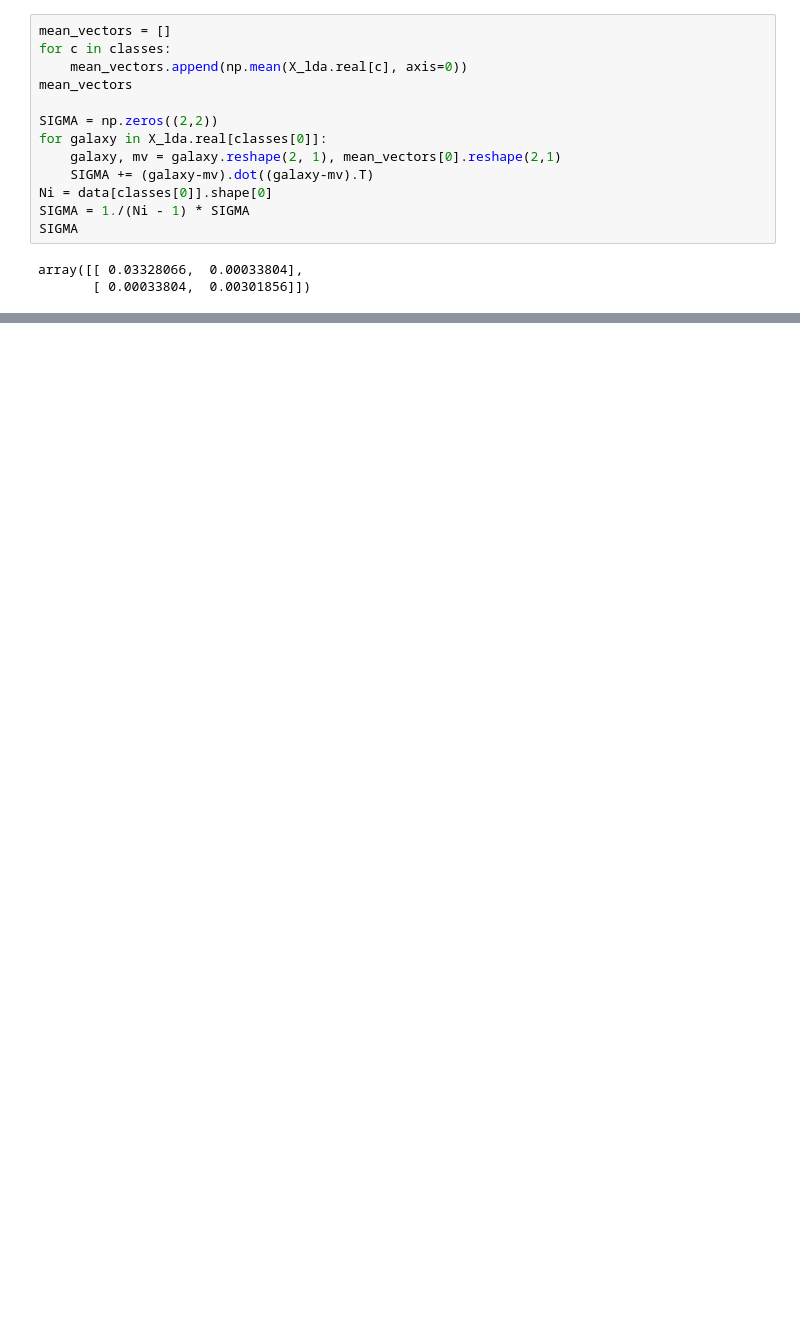
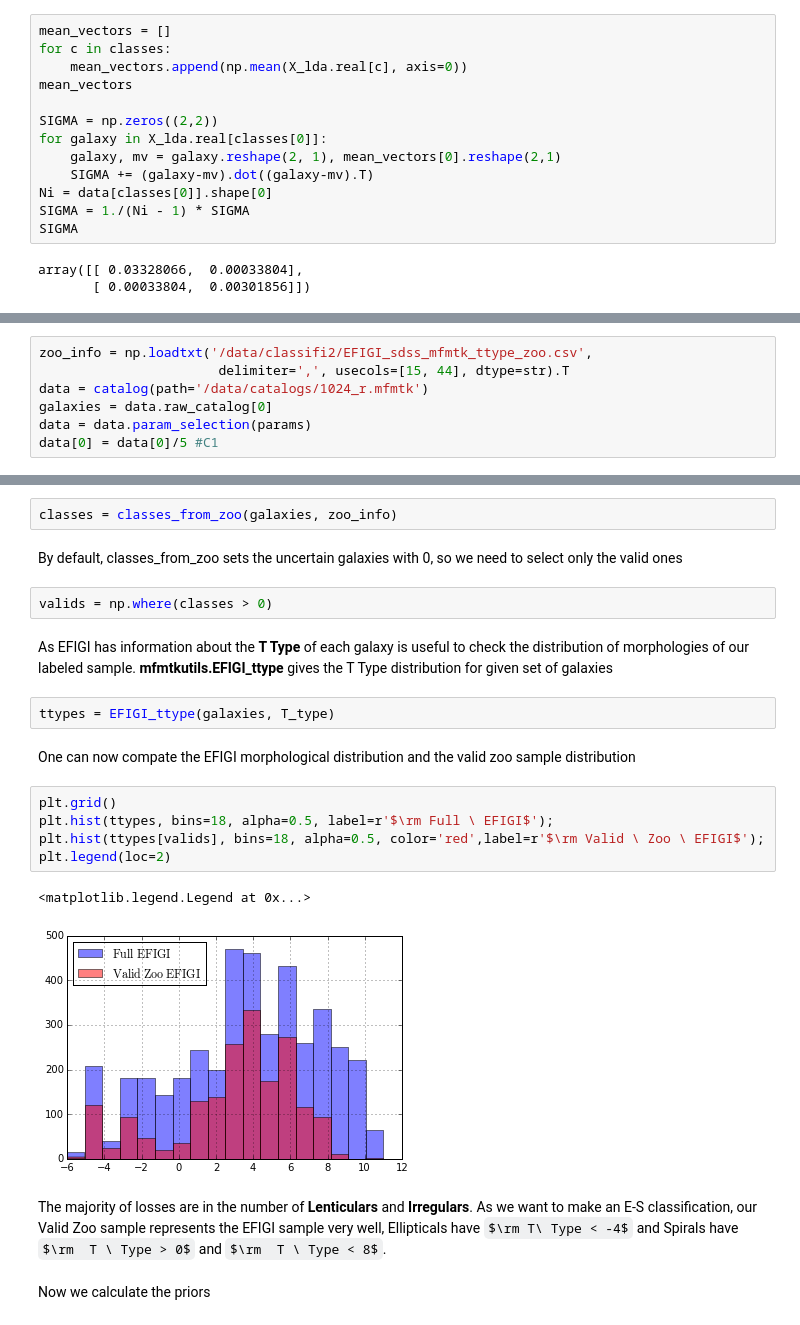
Before and after one commit to astroferreira/mfmtk-utils, a Jupyter notebook: notebooks/FERENGI Data Reduction.ipynb, the cells around one changed output, grey strips where cells are left out. Drawn from its saved outputs; the diff is of its cells as text; some formulas as TeX source; blank space fills up the shorter version.

```diff
--- a/notebooks/FERENGI Data Reduction.ipynb
+++ b/notebooks/FERENGI Data Reduction.ipynb
@@ -877,0 +632,7 @@ def morpho_index(lda, data, priors, labels):
+# %%
+zoo_info = np.loadtxt('/data/classifi2/EFIGI_sdss_mfmtk_ttype_zoo.csv',
+                       delimiter=',', usecols=[15, 44], dtype=str).T
+data = catalog(path='/data/catalogs/1024_r.mfmtk')
+galaxies = data.raw_catalog[0]
+data = data.param_selection(params)
+data[0] = data[0]/5 #C1
@@ -877,0 +641,24 @@ def morpho_index(lda, data, priors, labels):
+# %%
+classes = classes_from_zoo(galaxies, zoo_info)
+# %% [markdown]
+By default, classes_from_zoo sets the uncertain galaxies with 0, so we need to select only the valid ones
+# %%
+valids = np.where(classes > 0)
+# %% [markdown]
+As EFIGI has information about the **T Type** of each galaxy is useful to check the distribution of morphologies of our labeled sample. **mfmtkutils.EFIGI_ttype** gives the T Type distribution for given set of galaxies
+# %%
+ttypes = EFIGI_ttype(galaxies, T_type)
+# %% [markdown]
+One can now compate the EFIGI morphological distribution and the valid zoo sample distribution
+# %%
+plt.grid()
+plt.hist(ttypes, bins=18, alpha=0.5, label=r'$\rm Full \ EFIGI$');
+plt.hist(ttypes[valids], bins=18, alpha=0.5, color='red',label=r'$\rm Valid \ Zoo \ EFIGI$');
+plt.legend(loc=2)
+# %% [output]
+<matplotlib.legend.Legend at 0x...>
+[figure, added]
+# %% [markdown]
+The majority of losses are in the number of **Lenticulars** and **Irregulars**. As we want to make an E-S classification, our Valid Zoo sample represents the EFIGI sample very well, Ellipticals have $\rm T\ Type < -4$ and Spirals have $\rm  T \ Type > 0$ and $\rm  T \ Type < 8$.
+# %% [markdown]
+Now we calculate the priors
```
Also changed, not shown: parts of 84 cells of this notebook, 2 other files.
